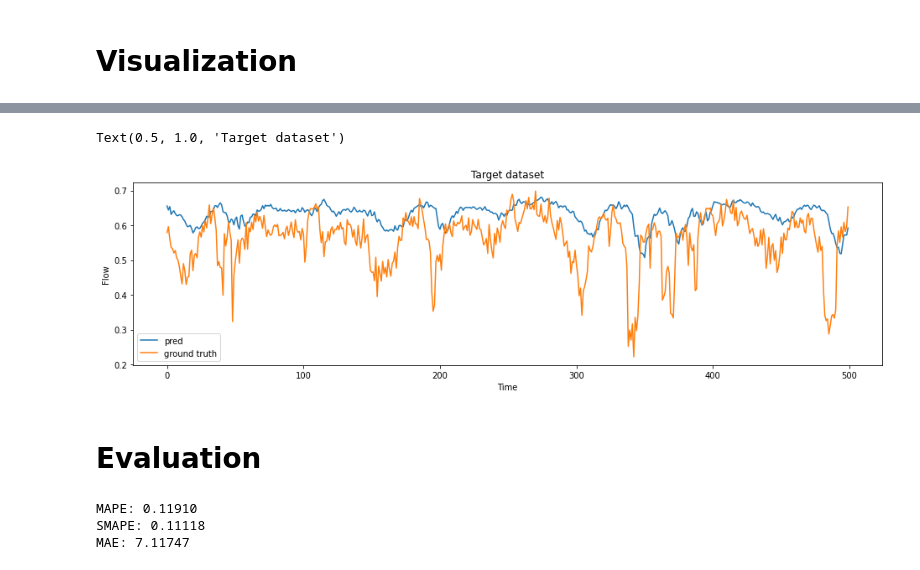
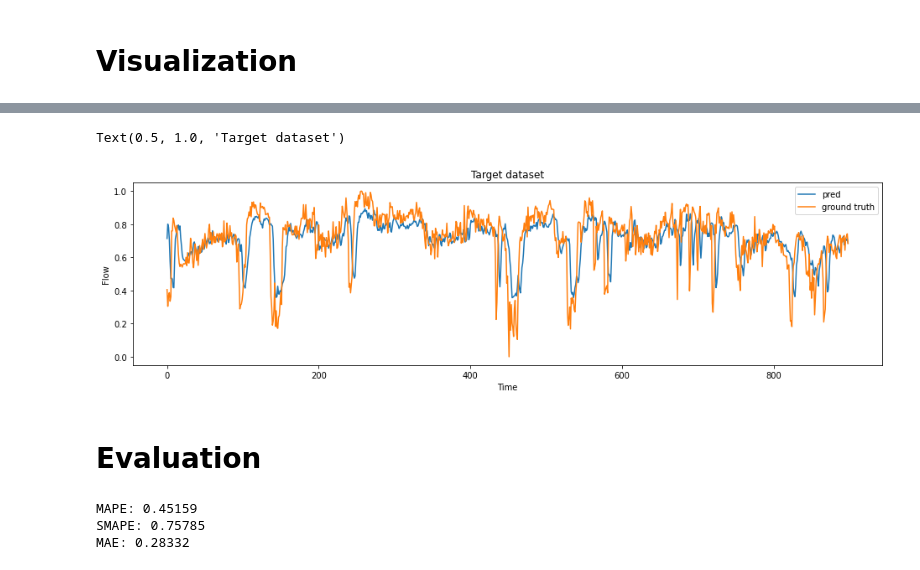
Before and after one commit to HaTT2018/NET_louvain_DAN, a Jupyter notebook: learning_DAN/base_FC.ipynb, the cells around one changed output, grey strips where cells are left out. Drawn from its saved outputs; the diff is of its cells as text; code cells hidden in the pictures.

```diff
--- a/learning_DAN/base_FC.ipynb
+++ b/learning_DAN/base_FC.ipynb
@@ -168,17 +118,13 @@ def sliding_window(data, window_size, prop):
 window_size = 10
 batch_size = 57600
 device = torch.device("cuda" if torch.cuda.is_available() else "cpu")
-src_train_data, src_train_label, _, _ = sliding_window(src_flow, window_size, 1)
 tar_train_data, tar_train_label, tar_val_data, tar_val_label = sliding_window(tar_flow, window_size, 0.3)
 
-src_train_loader = torch.utils.data.DataLoader(
-    TensorDataset(src_train_data, src_train_label), batch_size, shuffle=True
-)
 tar_train_loader = torch.utils.data.DataLoader(
     TensorDataset(tar_train_data, tar_train_label), batch_size, shuffle=True
 )
 
-src_iter, tar_iter = iter(src_train_loader), iter(tar_train_loader)
+tar_iter = iter(tar_train_loader)
 # %%
 print(tar_train_data.shape)
 print(tar_train_label.shape)
@@ -209,18 +155,17 @@ class traffic_base_net(nn.Module):
 
     def forward(self, x):
         # input size: (batchsize, seq_len, input_dim)
-        # output size: (batchsize, seq_len, hid_dim)
+#         output size: (batchsize, seq_len, hid_dim)
+        # y = self.lstm(x)[0]  # y, (h, c) = self.rnn(x)
 #         ipdb.set_trace()
-        # y = self.lstm(x)[0]  # y, (h, c) = self.rnn(x)
-
-        y = self.fc(x)[:, -3:]  # fully connected layer
+        y = self.fc(x)  # fully connected layer
 
         return y
 # %% [markdown]
 # Training on target data
 # %%
 inp_dim = window_size
-out_dim = 1
+out_dim = 3
 hid_dim = 8
 # layers = 3
 # %%
@@ -242,7 +187,7 @@ epochs = 300
 
 for e in range(epochs):
     #ipdb.set_trace()
-    for i in range(len(src_train_loader)):
+    for i in range(len(tar_train_loader)):
         try:
             tar_data, tar_label = tar_iter.next()
         except:
@@ -302,13 +244,13 @@ plot_loss(val_loss_set, train_loss_set, 'No DAN')
 # %%
 plt.figure(figsize=[16,4])
-plt.plot(val_out[:500, -1].cpu().detach().numpy(), label='pred')
-plt.plot(tar_val_label[:500, -1].cpu().detach().numpy(), label='ground truth')
+plt.plot(val_out[:, 0, -1].cpu().detach().numpy(), label='pred')
+plt.plot(tar_val_label[:, 0, -1].cpu().detach().numpy(), label='ground truth')
 plt.legend()
 plt.xlabel('Time')  # time gran: 15 min
 plt.ylabel('Flow')
 plt.title('Target dataset')
 # %% [output]
 Text(0.5, 1.0, 'Target dataset')
-[figure, old version]
+[figure, new version]
 # %% [markdown]
 # Evaluation
@@ -358,14 +258,17 @@ def denorm_data(vec, min_val, max_val):
 # traff_node_dannet = torch.load('./model/traff_node_dannet.pth')
 traff_node_base.eval()
 
-val_out = traff_node_base(tar_val_data)
-val_out_denormed = denorm_data(val_out, tar_min, tar_max)
-tar_val_label_denormed = denorm_data(tar_val_label, tar_min, tar_max)
+val_out = traff_node_base(tar_val_data).cpu().detach().numpy()
+# val_out_denormed = dan_utils.denorm_data(val_out, tar_min, tar_max).cpu().detach().numpy()
+# tar_val_label_denormed = dan_utils.denorm_data(tar_val_label, tar_min, tar_max).cpu().detach().numpy()
 
-print('MAPE: %.5f'%mape_loss_func(val_out_denormed[:, -1], tar_val_label_denormed[:, -1]))
-print('SMAPE: %.5f'%smape_loss_func(val_out_denormed[:, -1], tar_val_label_denormed[:, -1]))
-print('MAE: %.5f'%mae_loss_func(val_out_denormed[:, -1], tar_val_label_denormed[:, -1]))
+print('MAPE: %.5f'%dan_utils.mape_loss_func(val_out, tar_val_label.cpu().detach().numpy()))
+print('SMAPE: %.5f'%dan_utils.smape_loss_func(val_out, tar_val_label.cpu().detach().numpy()))
+print('MAE: %.5f'%dan_utils.mae_loss_func(val_out, tar_val_label.cpu().detach().numpy()))
+
+# save model
+torch.save(traff_node_base.state_dict(), '../model/base_FC_mape=%.5f.h5'%dan_utils.mape_loss_func(val_out, tar_val_label.cpu().detach().numpy()))
 # %% [output]
-MAPE: 0.11910
-SMAPE: 0.11118
-MAE: 7.11747
+MAPE: 0.45159
+SMAPE: 0.75785
+MAE: 0.28332
```
Also changed, not shown: parts of 20 cells of this notebook, 21 other files.
